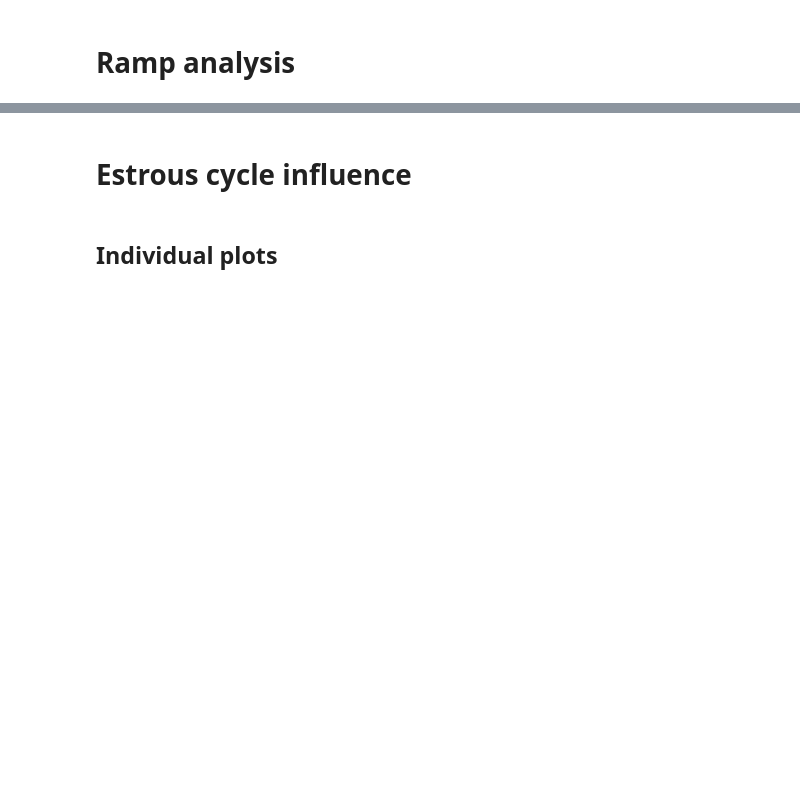
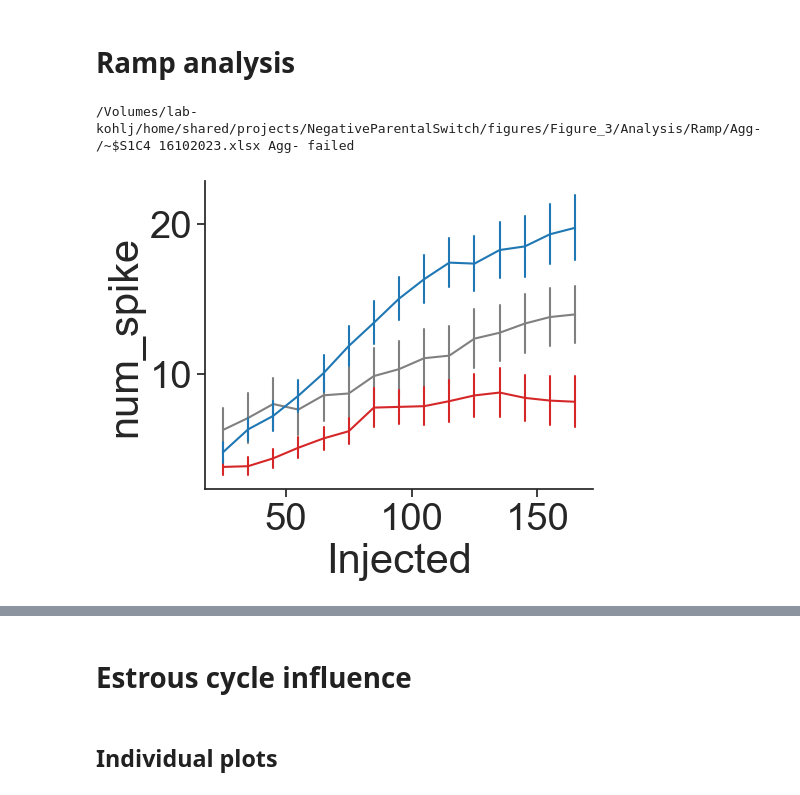
Before and after one commit to FrancisCrickInstitute/negative_parental_switch, a Jupyter notebook: NPW_ephys/ephys_analysis.ipynb, the cells around one changed output, grey strips where cells are left out. Saved outputs shown, nothing was run; the diff lists cells and outputs as text; code cells hidden in the pictures; blank space fills up the shorter version.

```diff
--- a/NPW_ephys/ephys_analysis.ipynb
+++ b/NPW_ephys/ephys_analysis.ipynb
@@ -1320,21 +1416,38 @@ plt.xlabel('')
 # %%
 from glob import glob
 path = '/Volumes/lab-kohlj/home/shared/projects/NegativeParentalSwitch/figures/Figure_3/Analysis/Ramp'
-states = ['Pre', 'Agg+', 'Agg-']
-# list all directory in filepath
-df_state = pd.DataFrame()
+states = ['Pre', 'Agg+', 'Agg-', 'NPY 10nM', 'NPY 100nM', 'NPY Antag', 'NPY1R', 'NPY2R', 'NPY-KD', 'ZD7288']
 
-for state in states:
-    files = [file for file in glob(f'{path}/{state}/*.xlsx')]
-    df_files = []
-    for file in files:
-        try:
-            df_file = pd.read_excel(file)
+ramp_path = 'ramps_all.csv'
+import os
+if os.path.exists(ramp_path):
+    df_state = pd.read_csv(ramp_path)
+
+else:
+    # list all directory in filepath
+    df_state = pd.DataFrame()
+
+    for state in states:
+        files = [file for file in glob(f'{path}/{state}/*.xlsx')]
+
+        df_files = []
+        for file in files:
+            try:
+                df_file = pd.read_excel(file)
+
+            except ValueError:
+                print(file, state + ' failed')
+                continue
+            df_file = df_file[(df_file['Event start ']!= 0) & (df_file['Event end '] != 0)]
             df_file['filename'] = file
-        except ValueError:
-            print(file, state)
-        df_files.append(df_file)
+            df_file = df_file.dropna()
 
-    df = pd.concat(df_files)
-    df['state'] = state
-    df_state = pd.concat([df_state, df])
+            df_files.append(df_file)
+
+        df = pd.concat(df_files)
+        df['state'] = state
+        df_state = pd.concat([df_state, df])
+
+    df_state.to_csv('ramps_all.csv', index = False)
+# %% [output]
+/Volumes/lab-kohlj/home/shared/projects/NegativeParentalSwitch/figures/Figure_3/Analysis/Ramp/Agg-/~$S1C4 16102023.xlsx Agg- failed
@@ -1343,41 +1454,42 @@ df_state
 # %%
 df_state.rename(columns = {'I_Injected(pA)': 'Injected'}, inplace = True)
-# df_state['Injected'] = pd.Categorical(df_state['Injected'], df_state['Injected'].unique()[:-2]).as_ordered()
+current_cat = np.arange(25,175,10)
+df_state['Injected'] = pd.Categorical(df_state['Injected'], current_cat).as_ordered()
 df_state.sort_values('Injected', inplace = True)
+df_state = df_state.dropna()
 
 df_state['state'] = pd.Categorical(df_state['state'], states).as_ordered()
 # df_state.sort_values('Injected', inplace = True)
 
 
-num_spike = df_state.groupby(by = ['filename', 'Injected']).size().reset_index(name ='num_spike')
+num_spike = df_state.groupby(by=['filename', 'Injected'])['Event start '].nunique().reset_index(name='num_spike')
 
-df_all = df_state.groupby(['filename', 'Injected'], dropna = False).first().reset_index().drop_duplicates()
+df_all = df_state.groupby(['filename', 'Injected']).first().reset_index().drop_duplicates()
 
-# df_state.loc[df['Event start '] == 0,'Event start '] = 2080
-df_all['latency'] = df_all['Event start ']- df_all['Ramp_start']
-df_all = df_all[df_all['latency'] > 0]
-df_all['num_spike'] = num_spike.num_spike
+latency = df_state.groupby(['filename', 'Injected'])['Event start '].min().reset_index(name = 'latency_event_start')
+
+df_all = pd.merge(df_all, num_spike, on = ['filename', 'Injected'])
+df_all = pd.merge(df_all, latency, on = ['filename', 'Injected'])
+df_all['latency'] = df_all['latency_event_start']- df_all['Ramp_start']
 # %%
 prop = 'num_spike'
 
-fig, ax = plt.subplots(figsize = [20,4])
+plot_df = df_all[df_all.state.isin(['Pre', 'Agg+', 'Agg-'])]
+fig, ax = plt.subplots(figsize = [5,4])
 
 palette = ['gray', 'Tab:red', 'Tab:blue']
 # df_all = df_all[df_all.state.isin(['Agg+', 'Pre'])]
 
-sns.swarmplot(x  = 'Injected', y = prop, hue = 'state',
-               dodge = True, data = df_all, palette=palette, ax=ax)
+sns.lineplot(data=plot_df, x="Injected", y=prop, hue = 'state', palette=palette, err_style="bars", errorbar=("se", 1))
 
-sns.boxplot(x  = 'Injected', y = prop, hue = 'state',
-                data = df_all, saturation=1, showfliers=False,
-            width=0.7, boxprops={'zorder': 3, 'facecolor': 'none'}, ax=ax)
-
-# turn off legend
 leg = ax.get_legend()
 if leg:
     leg.remove()
 
-    sns.despine()
+sns.despine()
+plt.savefig(f'/Volumes/lab-kohlj/home/shared/projects/NegativeParentalSwitch/figures/Figure_3/linked_figure3/{prop}.pdf',dpi=300,bbox_inches='tight', transparent=True)
+# %% [output]
+[figure, added]
 # %%
 model = smf.ols('latency ~ C(Injected) * C(state)', data=df_all).fit()
 #model.summary()
```
Also changed, not shown: parts of 52 cells of this notebook, 43 other files.
